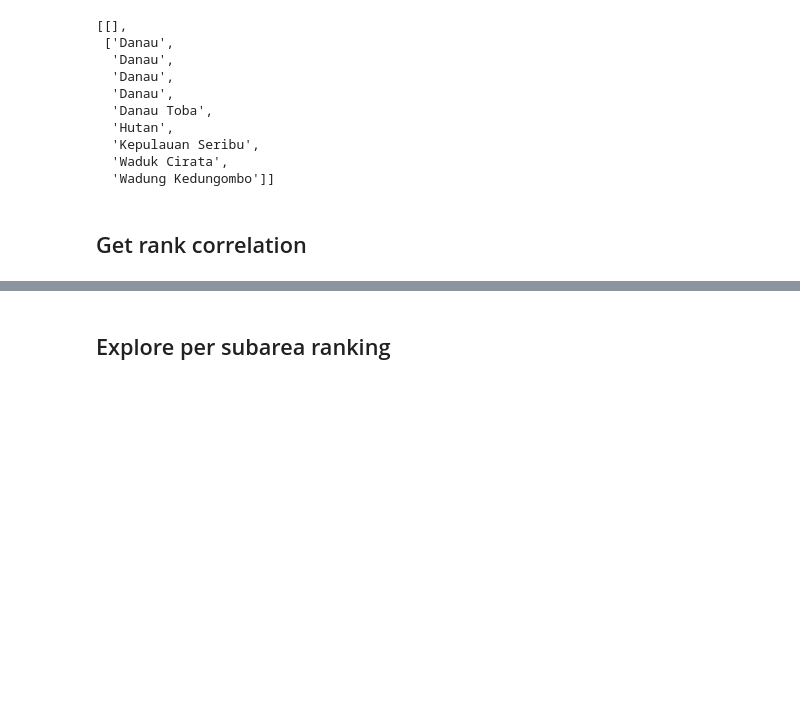
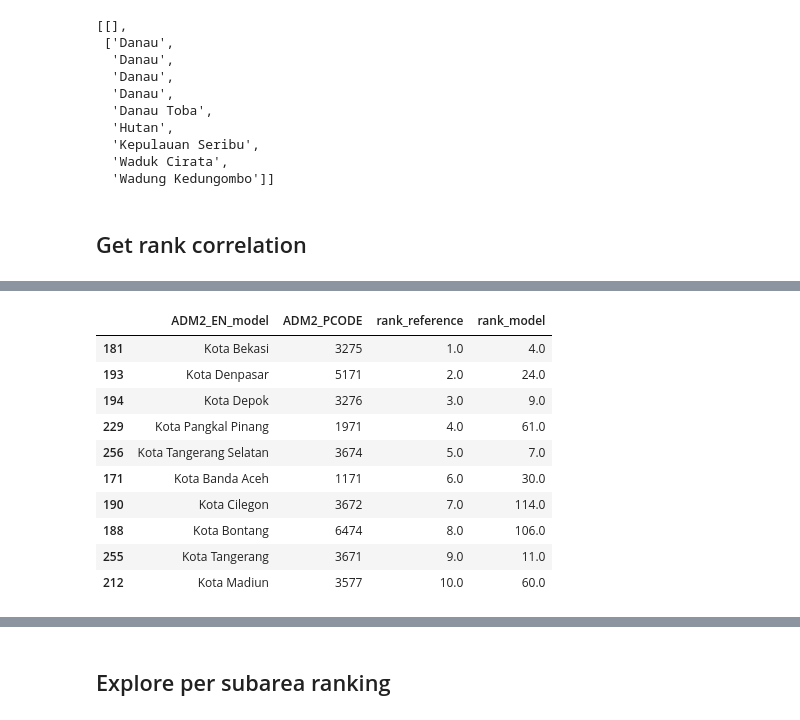
Before and after one commit to thinkingmachines/unicef-ai4d-poverty-mapping, a Jupyter notebook: notebooks/2023-03-15-rollout-output-comparisons/id/1_id_compare_rank_province.ipynb, the cells around one changed output, grey strips where cells are left out. Cells and saved outputs as stored; diff of their text form; code cells hidden in the pictures; blank space fills up the shorter version.

```diff
--- a/notebooks/2023-03-15-rollout-output-comparisons/id/1_id_compare_rank_province.ipynb
+++ b/notebooks/2023-03-15-rollout-output-comparisons/id/1_id_compare_rank_province.ipynb
@@ -326,0 +289,16 @@ coef, p
+# %%
+# Top 10 based on reference
+top10_adm2_reference = compare_gdf[['ADM2_EN_model', 'ADM2_PCODE','rank_reference', 'rank_model']].sort_values('rank_reference').head(10)
+top10_adm2_reference
+# %% [output]
+|  | ADM2_EN_model | ADM2_PCODE | rank_reference | rank_model |
+| 181 | Kota Bekasi | 3275 | 1.0 | 4.0 |
+| 193 | Kota Denpasar | 5171 | 2.0 | 24.0 |
+| 194 | Kota Depok | 3276 | 3.0 | 9.0 |
+| 229 | Kota Pangkal Pinang | 1971 | 4.0 | 61.0 |
+| 256 | Kota Tangerang Selatan | 3674 | 5.0 | 7.0 |
+| 171 | Kota Banda Aceh | 1171 | 6.0 | 30.0 |
+| 190 | Kota Cilegon | 3672 | 7.0 | 114.0 |
+| 188 | Kota Bontang | 6474 | 8.0 | 106.0 |
+| 255 | Kota Tangerang | 3671 | 9.0 | 11.0 |
+| 212 | Kota Madiun | 3577 | 10.0 | 60.0 |
```
Also changed, not shown: parts of 29 cells of this notebook, 1 other file.
